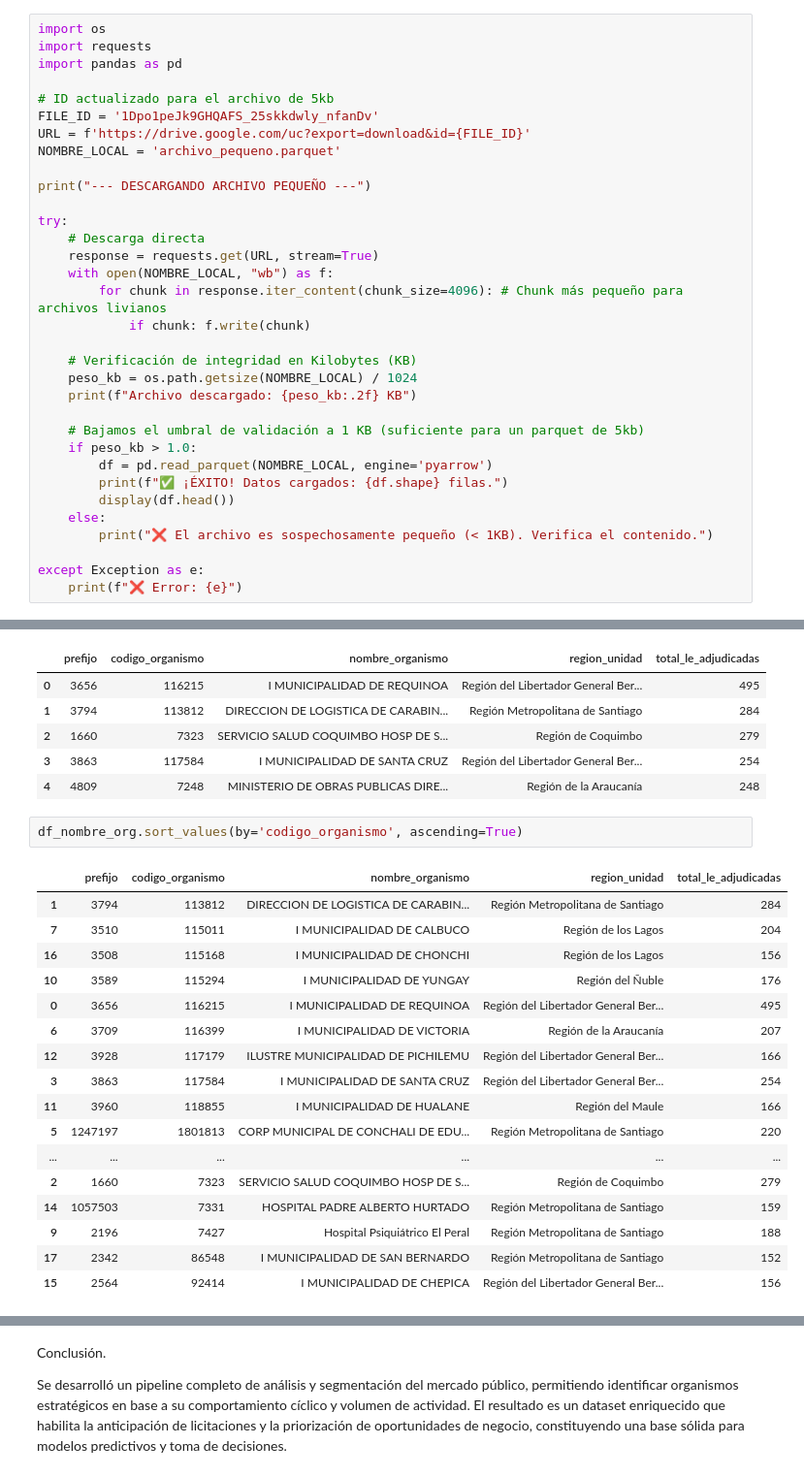
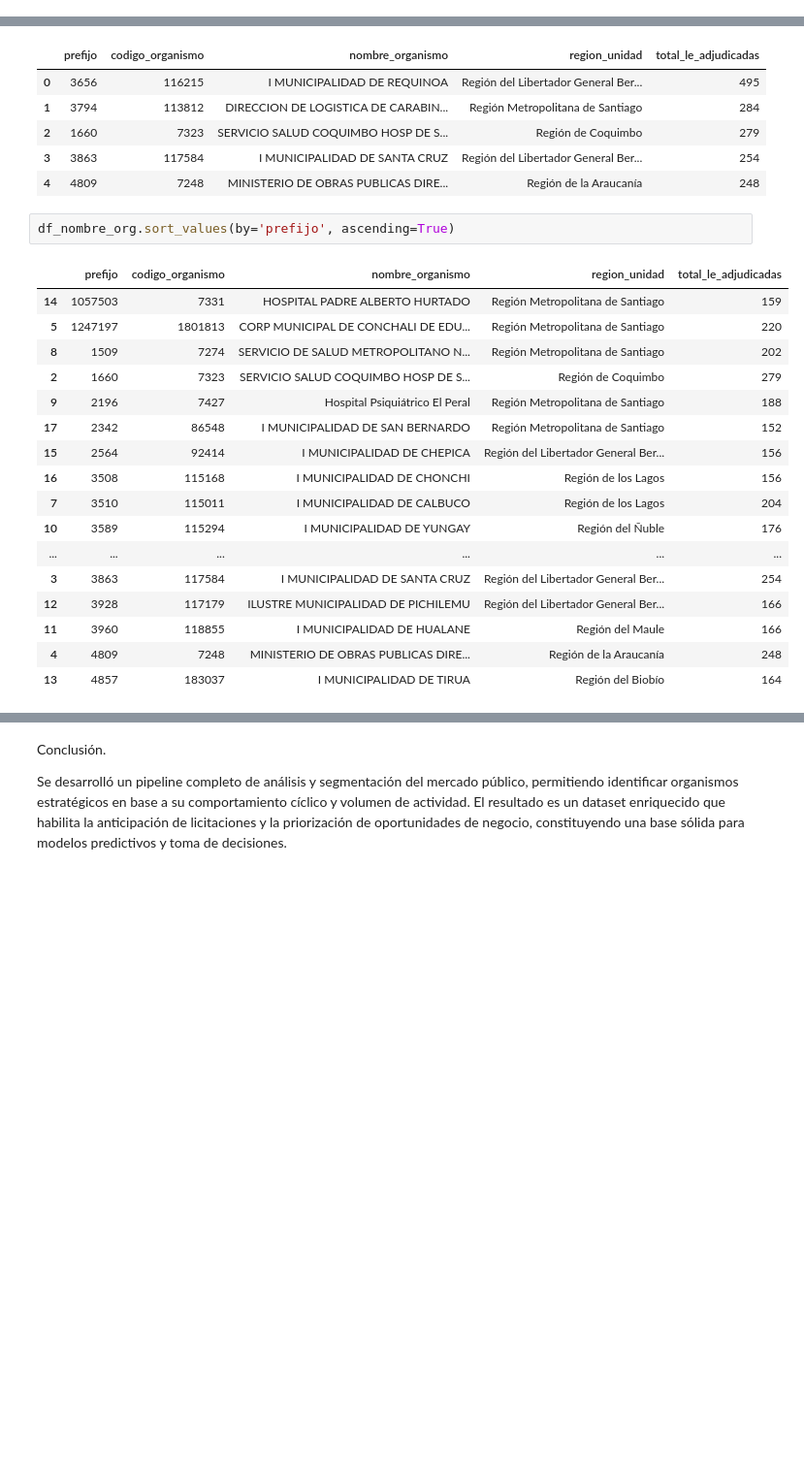
Before and after one commit to Fablop84/practica_final_condores, a Jupyter notebook: Scripts/proyecto_final_condores.ipynb, the cells around one changed output, grey strips where cells are left out. Shown at 97% size. Drawn from its saved outputs; the diff is of its cells as text; blank space fills up the shorter version.

```diff
--- a/Scripts/proyecto_final_condores.ipynb
+++ b/Scripts/proyecto_final_condores.ipynb
@@ -259,36 +259,3 @@ df_licitaciones.head()
 | 2 | 1663-111-L119 | SERVICIO DE LABORATORIO DENTAL PA... | 7 | 2020-01-01T21:44:01.157 |
 | 3 | 2713-290-L119 | CLASES DIRIGIDAS | 7 | 2020-01-01T19:29:01.22 |
 | 4 | 1058133-15-LR19 | Convenio de Suministro Farmacos I... | 8 | 2019-11-04T15:01:00 |
-# %%
-import os
-import requests
-import pandas as pd
-
-# ID actualizado para el archivo de 5kb
-FILE_ID = '1Dpo1peJk9GHQAFS_25skkdwly_nfanDv'
-URL = f'https://drive.google.com/uc?export=download&id={FILE_ID}'
-NOMBRE_LOCAL = 'archivo_pequeno.parquet'
-
-print("--- DESCARGANDO ARCHIVO PEQUEÑO ---")
-
-try:
-    # Descarga directa
-    response = requests.get(URL, stream=True)
-    with open(NOMBRE_LOCAL, "wb") as f:
-        for chunk in response.iter_content(chunk_size=4096): # Chunk más pequeño para archivos livianos
-            if chunk: f.write(chunk)
-
-    # Verificación de integridad en Kilobytes (KB)
-    peso_kb = os.path.getsize(NOMBRE_LOCAL) / 1024
-    print(f"Archivo descargado: {peso_kb:.2f} KB")
-
-    # Bajamos el umbral de validación a 1 KB (suficiente para un parquet de 5kb)
-    if peso_kb > 1.0:
-        df = pd.read_parquet(NOMBRE_LOCAL, engine='pyarrow')
-        print(f"✅ ¡ÉXITO! Datos cargados: {df.shape} filas.")
-        display(df.head())
-    else:
-        print("❌ El archivo es sospechosamente pequeño (< 1KB). Verifica el contenido.")
-
-except Exception as e:
-    print(f"❌ Error: {e}")
@@ -2641,22 +2482,22 @@ Archivo descargado: 4.72 KB
 | 3 | 3863 | 117584 | I MUNICIPALIDAD DE SANTA CRUZ | Región del Libertador General Ber... | 254 |
 | 4 | 4809 | 7248 | MINISTERIO DE OBRAS PUBLICAS DIRE... | Región de la Araucanía | 248 |
 # %%
-df_nombre_org.sort_values(by='codigo_organismo', ascending=True)
+df_nombre_org.sort_values(by='prefijo', ascending=True)
 # %% [output]
 |  | prefijo | codigo_organismo | nombre_organismo | region_unidad | total_le_adjudicadas |
-| 1 | 3794 | 113812 | DIRECCION DE LOGISTICA DE CARABIN... | Región Metropolitana de Santiago | 284 |
-| 7 | 3510 | 115011 | I MUNICIPALIDAD DE CALBUCO | Región de los Lagos | 204 |
-| 16 | 3508 | 115168 | I MUNICIPALIDAD DE CHONCHI | Región de los Lagos | 156 |
-| 10 | 3589 | 115294 | I MUNICIPALIDAD DE YUNGAY | Región del Ñuble | 176 |
-| 0 | 3656 | 116215 | I MUNICIPALIDAD DE REQUINOA | Región del Libertador General Ber... | 495 |
-| 6 | 3709 | 116399 | I MUNICIPALIDAD DE VICTORIA | Región de la Araucanía | 207 |
-| 12 | 3928 | 117179 | ILUSTRE MUNICIPALIDAD DE PICHILEMU | Región del Libertador General Ber... | 166 |
-| 3 | 3863 | 117584 | I MUNICIPALIDAD DE SANTA CRUZ | Región del Libertador General Ber... | 254 |
-| 11 | 3960 | 118855 | I MUNICIPALIDAD DE HUALANE | Región del Maule | 166 |
+| 14 | 1057503 | 7331 | HOSPITAL PADRE ALBERTO HURTADO | Región Metropolitana de Santiago | 159 |
 | 5 | 1247197 | 1801813 | CORP MUNICIPAL DE CONCHALI DE EDU... | Región Metropolitana de Santiago | 220 |
-| ... | ... | ... | ... | ... | ... |
+| 8 | 1509 | 7274 | SERVICIO DE SALUD METROPOLITANO N... | Región Metropolitana de Santiago | 202 |
 | 2 | 1660 | 7323 | SERVICIO SALUD COQUIMBO HOSP DE S... | Región de Coquimbo | 279 |
-| 14 | 1057503 | 7331 | HOSPITAL PADRE ALBERTO HURTADO | Región Metropolitana de Santiago | 159 |
 | 9 | 2196 | 7427 | Hospital Psiquiátrico El Peral | Región Metropolitana de Santiago | 188 |
 | 17 | 2342 | 86548 | I MUNICIPALIDAD DE SAN BERNARDO | Región Metropolitana de Santiago | 152 |
 | 15 | 2564 | 92414 | I MUNICIPALIDAD DE CHEPICA | Región del Libertador General Ber... | 156 |
+| 16 | 3508 | 115168 | I MUNICIPALIDAD DE CHONCHI | Región de los Lagos | 156 |
+| 7 | 3510 | 115011 | I MUNICIPALIDAD DE CALBUCO | Región de los Lagos | 204 |
+| 10 | 3589 | 115294 | I MUNICIPALIDAD DE YUNGAY | Región del Ñuble | 176 |
+| ... | ... | ... | ... | ... | ... |
+| 3 | 3863 | 117584 | I MUNICIPALIDAD DE SANTA CRUZ | Región del Libertador General Ber... | 254 |
+| 12 | 3928 | 117179 | ILUSTRE MUNICIPALIDAD DE PICHILEMU | Región del Libertador General Ber... | 166 |
+| 11 | 3960 | 118855 | I MUNICIPALIDAD DE HUALANE | Región del Maule | 166 |
+| 4 | 4809 | 7248 | MINISTERIO DE OBRAS PUBLICAS DIRE... | Región de la Araucanía | 248 |
+| 13 | 4857 | 183037 | I MUNICIPALIDAD DE TIRUA | Región del Biobío | 164 |
```
Also changed, not shown: parts of 29 cells of this notebook.
